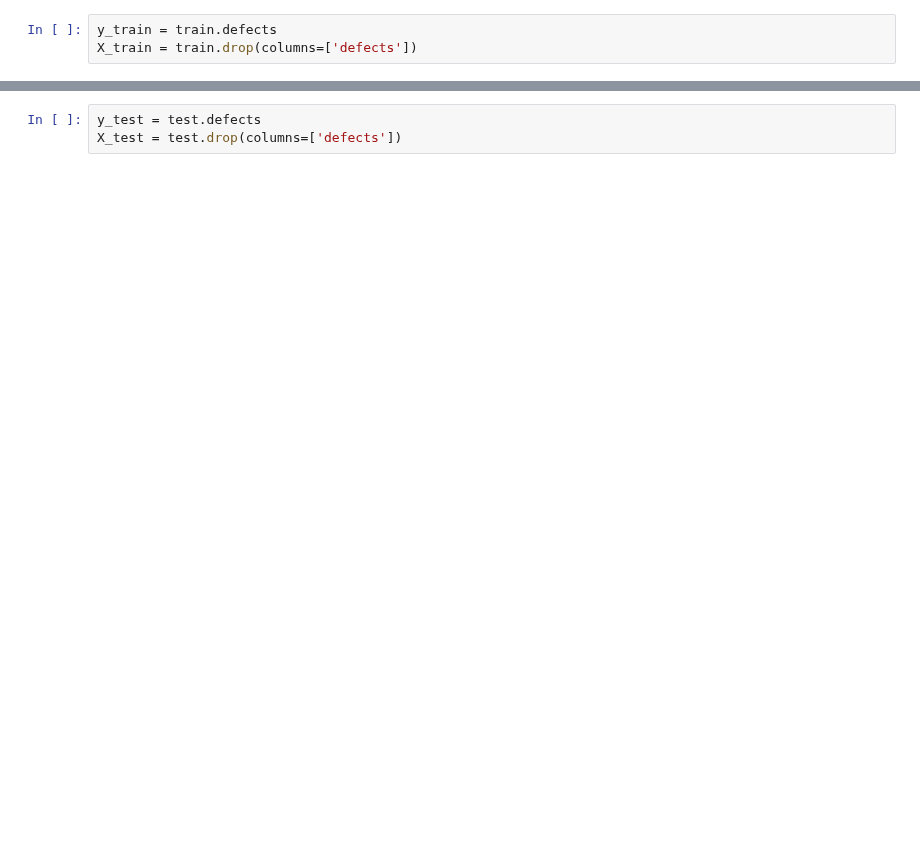
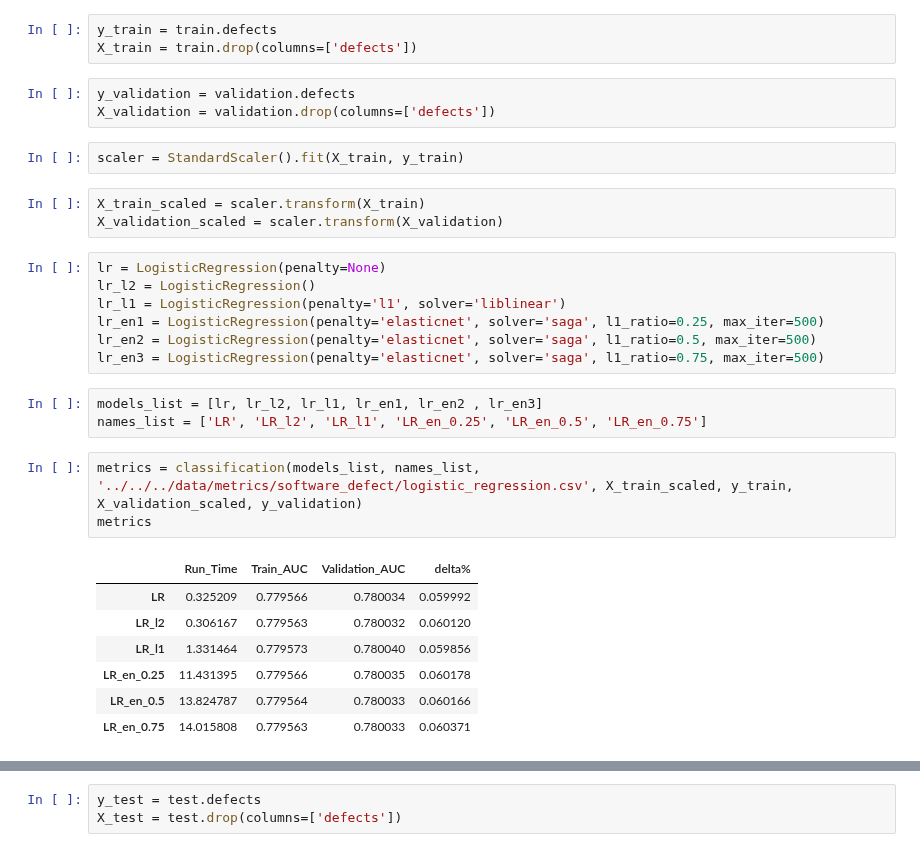
Before and after one commit to mgp165/TFG, a Jupyter notebook: notebooks/models/software_defect/logistic_regression.ipynb, the cells around one changed output, grey strips where cells are left out. Saved outputs shown, nothing was run; the diff lists cells and outputs as text; blank space fills up the shorter version.

```diff
--- a/notebooks/models/software_defect/logistic_regression.ipynb
+++ b/notebooks/models/software_defect/logistic_regression.ipynb
@@ -17,3 +23,32 @@ test =  pd.read_parquet('../../../data/model_input/validation_sets/software_defe
 # %%
 y_train = train.defects
 X_train = train.drop(columns=['defects'])
+# %%
+y_validation = validation.defects
+X_validation = validation.drop(columns=['defects'])
+# %%
+scaler = StandardScaler().fit(X_train, y_train)
+# %%
+X_train_scaled = scaler.transform(X_train)
+X_validation_scaled = scaler.transform(X_validation)
+# %%
+lr = LogisticRegression(penalty=None)
+lr_l2 = LogisticRegression()
+lr_l1 = LogisticRegression(penalty='l1', solver='liblinear')
+lr_en1 = LogisticRegression(penalty='elasticnet', solver='saga', l1_ratio=0.25, max_iter=500)
+lr_en2 = LogisticRegression(penalty='elasticnet', solver='saga', l1_ratio=0.5, max_iter=500)
+lr_en3 = LogisticRegression(penalty='elasticnet', solver='saga', l1_ratio=0.75, max_iter=500)
+# %%
+models_list = [lr, lr_l2, lr_l1, lr_en1, lr_en2 , lr_en3]
+names_list = ['LR', 'LR_l2', 'LR_l1', 'LR_en_0.25', 'LR_en_0.5', 'LR_en_0.75']
+# %%
+metrics = classification(models_list, names_list, '../../../data/metrics/software_defect/logistic_regression.csv', X_train_scaled, y_train, X_validation_scaled, y_validation)
+metrics
+# %% [output]
+|  | Run_Time | Train_AUC | Validation_AUC | delta% |
+| LR | 0.325209 | 0.779566 | 0.780034 | 0.059992 |
+| LR_l2 | 0.306167 | 0.779563 | 0.780032 | 0.060120 |
+| LR_l1 | 1.331464 | 0.779573 | 0.780040 | 0.059856 |
+| LR_en_0.25 | 11.431395 | 0.779566 | 0.780035 | 0.060178 |
+| LR_en_0.5 | 13.824787 | 0.779564 | 0.780033 | 0.060166 |
+| LR_en_0.75 | 14.015808 | 0.779563 | 0.780033 | 0.060371 |
```
Also changed, not shown: parts of 29 cells of this notebook, 1 other file.
